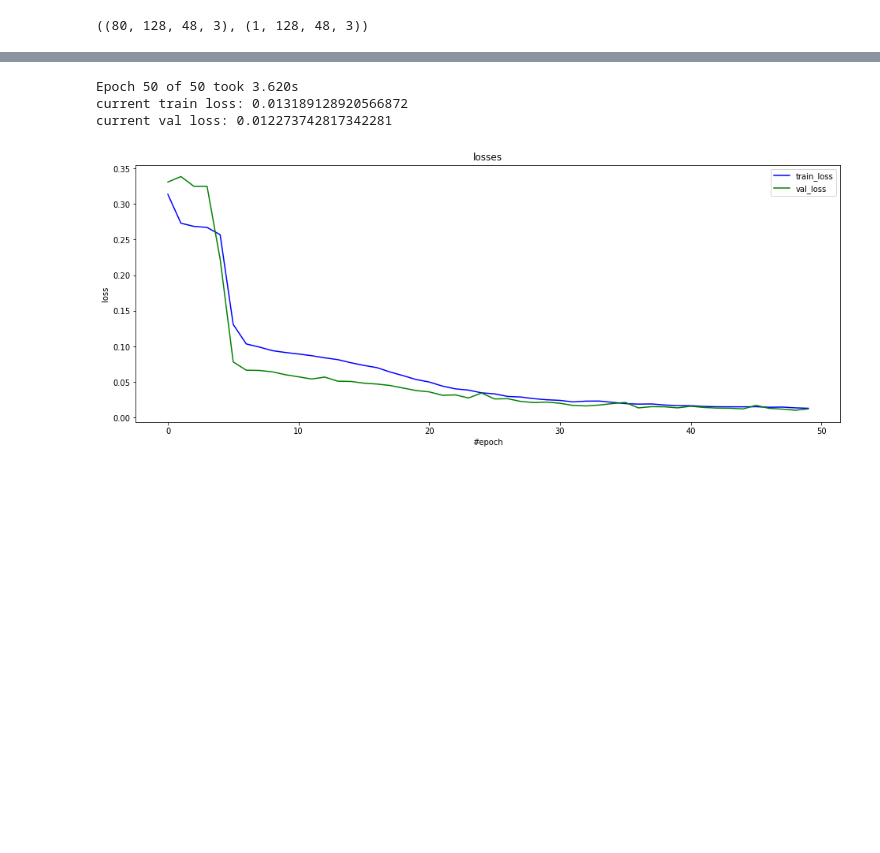
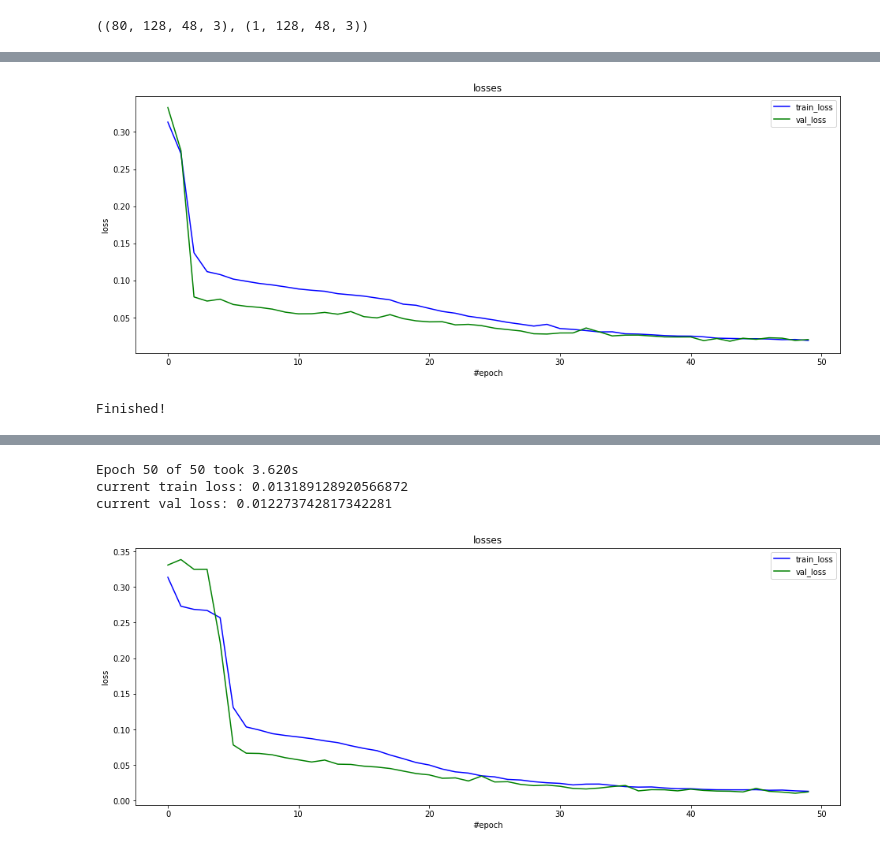
Before and after one commit to avecplezir/project_dnn2018, a Jupyter notebook: train_note-bach-Pytorch4.ipynb, the cells around one changed output, grey strips where cells are left out. Drawn from its saved outputs; the diff is of its cells as text; code cells hidden in the pictures; blank space fills up the shorter version.

```diff
--- a/train_note-bach-Pytorch4.ipynb
+++ b/train_note-bach-Pytorch4.ipynb
@@ -442,3 +73,7 @@ y_te = train_labels[0][-1:]
 X_tr.shape, X_te.shape
 # %% [output]
 ((80, 128, 48, 3), (1, 128, 48, 3))
+# %%
+generator, epoch_history = train(generator, X_tr, X_te, y_tr, y_te,
+                                 batchsize=1, n_epochs = 50)
+# %% [output]
@@ -445,3 +83,5 @@ X_tr.shape, X_te.shape
+[figure, added]
+Finished!
 # %%
 generator, epoch_history = train(generator, X_tr, X_te, y_tr, y_te,
                                  batchsize=1, n_epochs = 50)
```
Also changed, not shown: parts of 7 cells of this notebook, 3 other files.
